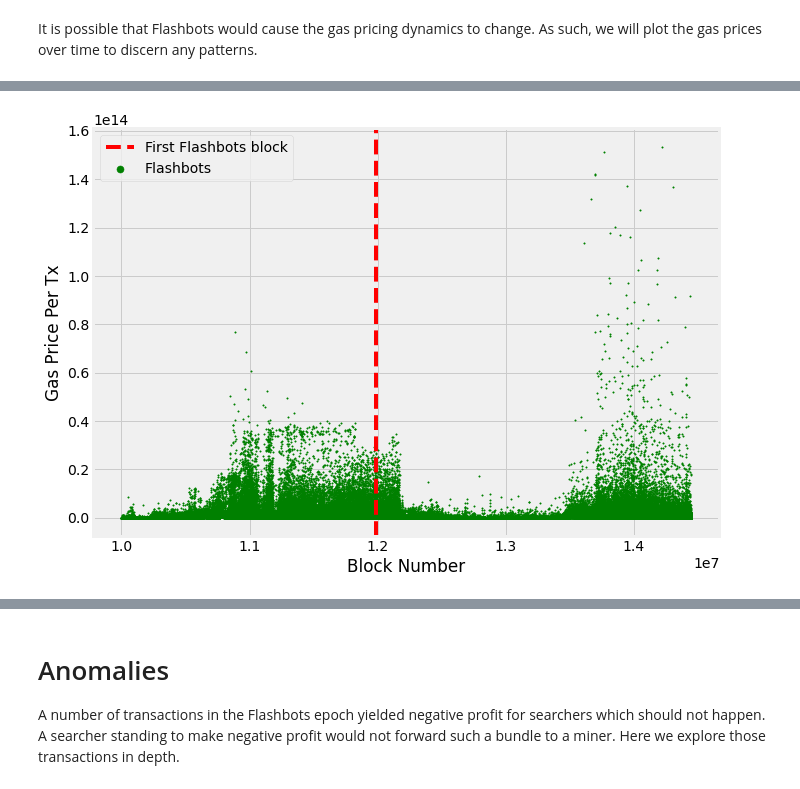
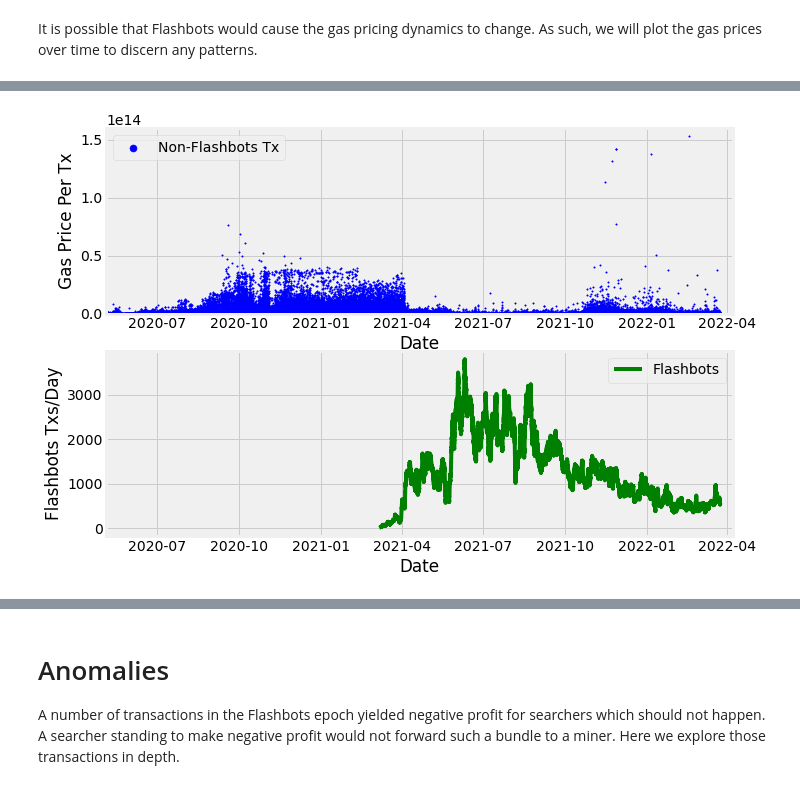
Before and after one commit to a-flashbot-in-the-pan/a-flashbot-in-the-pan, a Jupyter notebook: FlashbotsAnalysis.ipynb, the cells around one changed output, grey strips where cells are left out. Saved outputs shown, nothing was run; the diff lists cells and outputs as text; code cells hidden in the pictures.

```diff
--- a/FlashbotsAnalysis.ipynb
+++ b/FlashbotsAnalysis.ipynb
@@ -422,6 +430,7 @@ def gas_price_extraction_pipeline(which_tx):
         {
             "$project": {
                 "block_number": "$block_number",
+                "block_timestamp": "$block_timestamp",
                 "gasPrice": which_tx,
             }
         },
@@ -433,6 +442,14 @@ pipeline2 = gas_price_extraction_pipeline("$second_transaction.gasPrice")
 non_fb_txs_raw1 = pd.DataFrame(list(confirmed_mevs.aggregate(pipeline1)))
 non_fb_txs_raw2 = pd.DataFrame(list(confirmed_mevs.aggregate(pipeline2)))
 
-non_fb_txs_df = pd.concat([non_fb_txs_raw1, non_fb_txs_raw2], ignore_index=True)
+non_fb_txs_df = pd.concat([non_fb_txs_raw1, non_fb_txs_raw2], ignore_index=True).sort_values(by='block_number')
+non_fb_txs_df.index = pd.to_datetime(non_fb_txs_df["block_timestamp"], unit='s')
+
+#fb_txs.index = pydatetimes
+
+non_fb_txs_df.insert(3, 'counter', 1)
+non_fb_txs_df["daily_rolling_sum"] = non_fb_txs_df.rolling("1D").sum().counter
+
+print(non_fb_txs_df.dtypes)
 non_fb_txs_df
 # %% [output]
@@ -452,18 +523,48 @@ non_fb_txs_df
 # %%
 plt.style.use('fivethirtyeight')
-fig, ax = plt.subplots(figsize=(10, 7))
+fig, ax = plt.subplots(2,1, figsize=(10, 7)) #, sharex=True)
 fig.patch.set_facecolor('white')
 fig.set_figwidth(10)
 fig.set_figheight(7)
 
-ax.scatter(non_fb_txs_df.block_number, non_fb_txs_df.gasPrice, s=2, color='green')
-ax.axvline(x=first_flashbots_block, color='red', linestyle='--')
+ax[0].set_xlim([datetime.datetime(2020, 5, 4, 20, 5, 27), datetime.datetime(2022, 4, 6, 20, 5, 27)])
+ax[0].set_ylim([0, 1.6e14])
+#ax[0].set_ylim([0, None])
 
-ax.set_xlabel("Block Number")
-ax.set_ylabel("Gas Price Per Tx")
+ax[0].scatter(non_fb_txs_df.index, non_fb_txs_df.gasPrice, s=2, color='blue', label="Non-Flashbots Tx")
+#ax[0].scatter(non_fb_txs_df.block_number, non_fb_txs_df.gasPrice, s=2, color='blue', label="Non-Flashbots Tx")
+#ax[0].axvline(x=first_flashbots_block, color='red', linestyle='--', label="First Flashbots block")
 
-ax.legend(labels=["First Flashbots block", "Flashbots"], markerscale=5.0)
+ax[0].set_xlabel("Date")
+ax[0].set_ylabel("Gas Price Per Tx")
+
+ax[0].legend(markerscale=5.0)
+
+#ax[1].scatter(flashbots_txs_per_block_df._id, flashbots_txs_per_block_df.TxsPerBlock, s=2, color='green')
+#ax[1].plot(flashbots_txs_per_block_df._id, flashbots_txs_per_block_df.rolling(blocks_per_day).sum().TxsPerBlock, color='green', label="Flashbots")
+#ax[1].plot(flashbots_txs_per_block_df._id, flashbots_txs_per_block_df.rolling(blocks_per_day, closed="left", center=True).sum().TxsPerBlock, color='green', label="Flashbots")
+#ax[1].plot(fb_txs.block_timestamp, fb_txs.rolling("1D", closed="left", center=True).sum().TxsPerBlock, color='green', label="Flashbots")
+#ax[1].plot(fb_txs.block_timestamp.dt.to_pydatetime(), fb_txs.rolling("1D", on="block_timestamp").sum().counter, color='green', label="Flashbots", x_compat=True)
+#print(ax[1].get_xlim())
+#fb_txs['daily_rolling_sum'].plot(ax=ax[1], color='green', label="Flashbots", x_compat=True)
+#x = [i.to_pydatetime() for i in fb_txs.index]
+#print(x[0:10])
+#print([z for z in x if x.])
+ax[1].set_xlim([datetime.datetime(2020, 5, 4, 20, 5, 27), datetime.datetime(2022, 4, 6, 20, 5, 27)])
+ax[1].plot(fb_txs.index, fb_txs['daily_rolling_sum'], color='green', label="Flashbots")
+
+
+#ax[1].hist(dist2, bins=n_bins)
+#ax[1].hist(flashbots_txs_per_block_df, bins=bins, cumulative=True, histtype='step', density=True, linewidth=2)
+#ax[1].axvline(x=first_flashbots_block, color='red', linestyle='--', label="First Flashbots block")
+#ax[1].axvline(x=12244000, color='orange', linestyle='--', label="Berlin")
+#ax[1].axvline(x=12965000, color='yellow', linestyle='--', label="London")
+
+ax[1].set_xlabel("Date")
+ax[1].set_ylabel("Flashbots Txs/Day")
+
+ax[1].legend(markerscale=5.0)
 
 plt.show()
 # %% [output]
-[figure, old version]
+[figure, new version]
```
Also changed, not shown: parts of 25 cells of this notebook.
